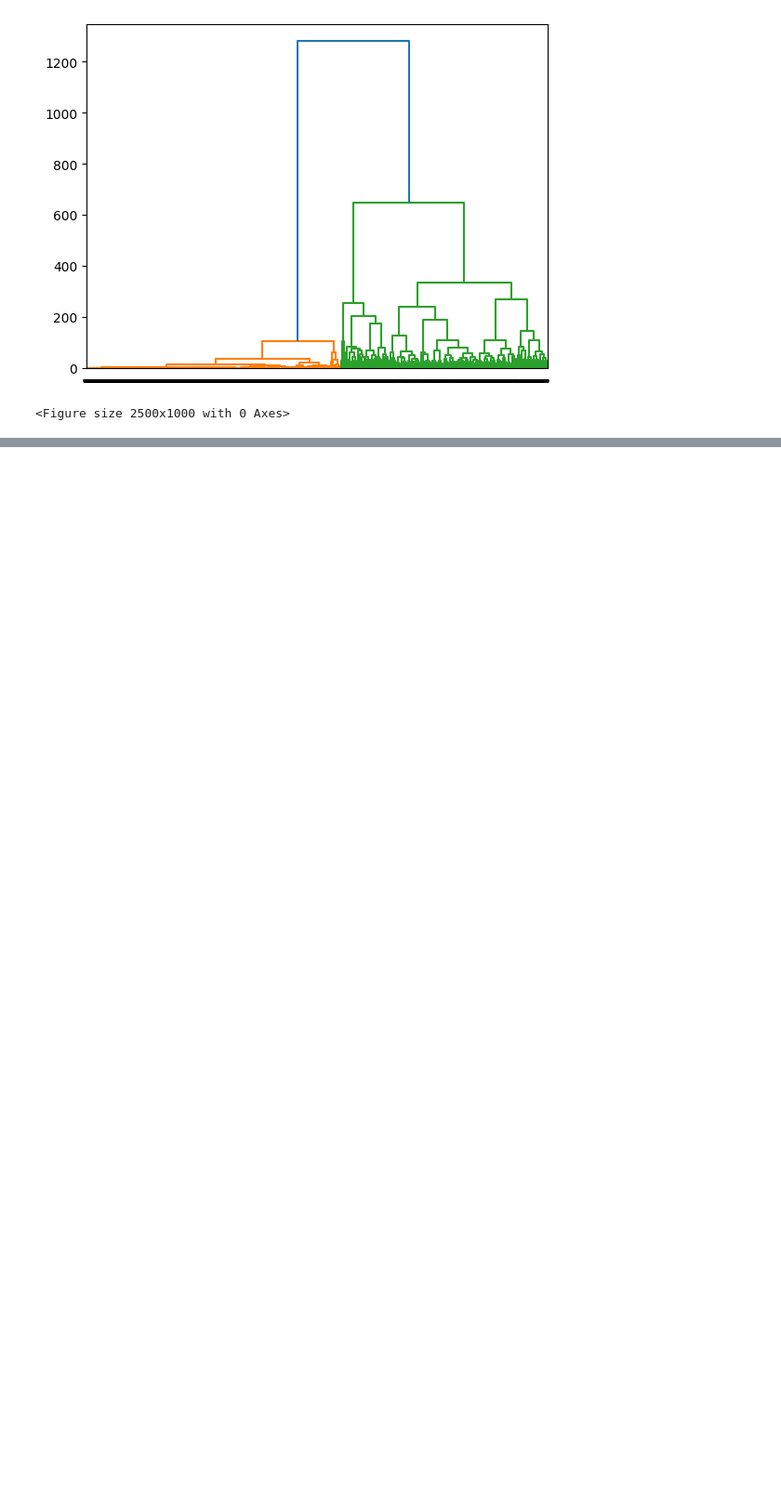
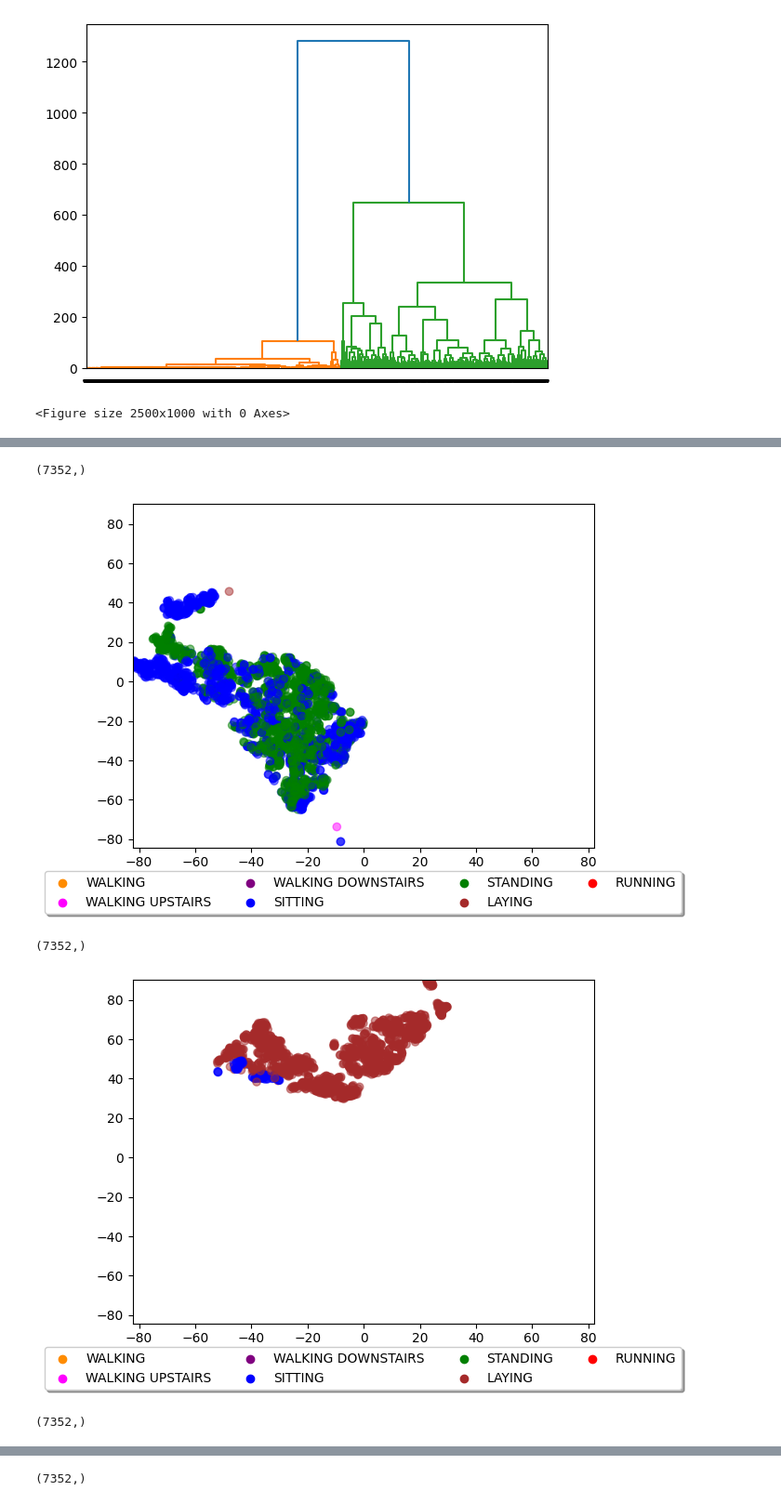
Before and after one commit to salocinrevenge/EpisodeTracker, a Jupyter notebook: code/hierAR.ipynb, the cells around one changed output, grey strips where cells are left out. Shown at 93% size. Drawn from its saved outputs; the diff is of its cells as text; code cells hidden in the pictures; blank space fills up the shorter version.

```diff
--- a/code/hierAR.ipynb
+++ b/code/hierAR.ipynb
@@ -113,0 +141,9 @@ TypeError: conv1d() received an invalid combination of arguments - got (numpy.nd
+# %%
+# printa os grupos com o corte em 4 grupos
+from scipy.cluster.hierarchy import fcluster
+clusters = fcluster(Z_latent, 4, criterion='maxclust')
+# obtem os indices dos grupos
+group1 = np.where(clusters == 1)[0]
+group2 = np.where(clusters == 2)[0]
+group3 = np.where(clusters == 3)[0]
+group4 = np.where(clusters == 4)[0]
@@ -113,0 +198,13 @@ TypeError: conv1d() received an invalid combination of arguments - got (numpy.nd
+# %%
+plotar_grupo(group1, X_embedded_latent, train.Y)
+plotar_grupo(group2, X_embedded_latent, train.Y)
+plotar_grupo(group3, X_embedded_latent, train.Y)
+plotar_grupo(group4, X_embedded_latent, train.Y)
+
+plotar_completo(X_embedded_latent, train.Y)
+# %% [output]
+(7352,)
+[figure, added]
+(7352,)
+[figure, added]
+(7352,)
@@ -113,0 +212 @@ TypeError: conv1d() received an invalid combination of arguments - got (numpy.nd
+(7352,)
```
Also changed, not shown: parts of 10 cells of this notebook, 1 other file.
